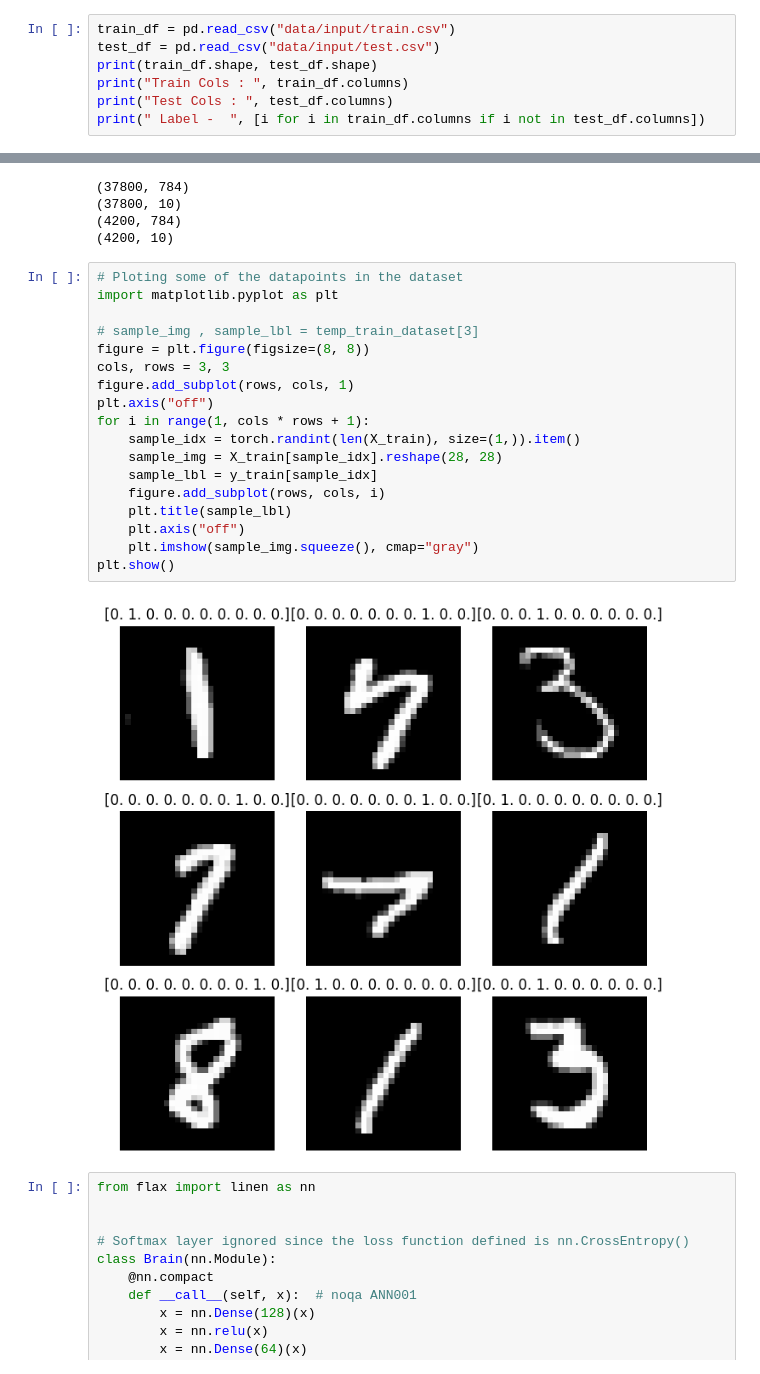
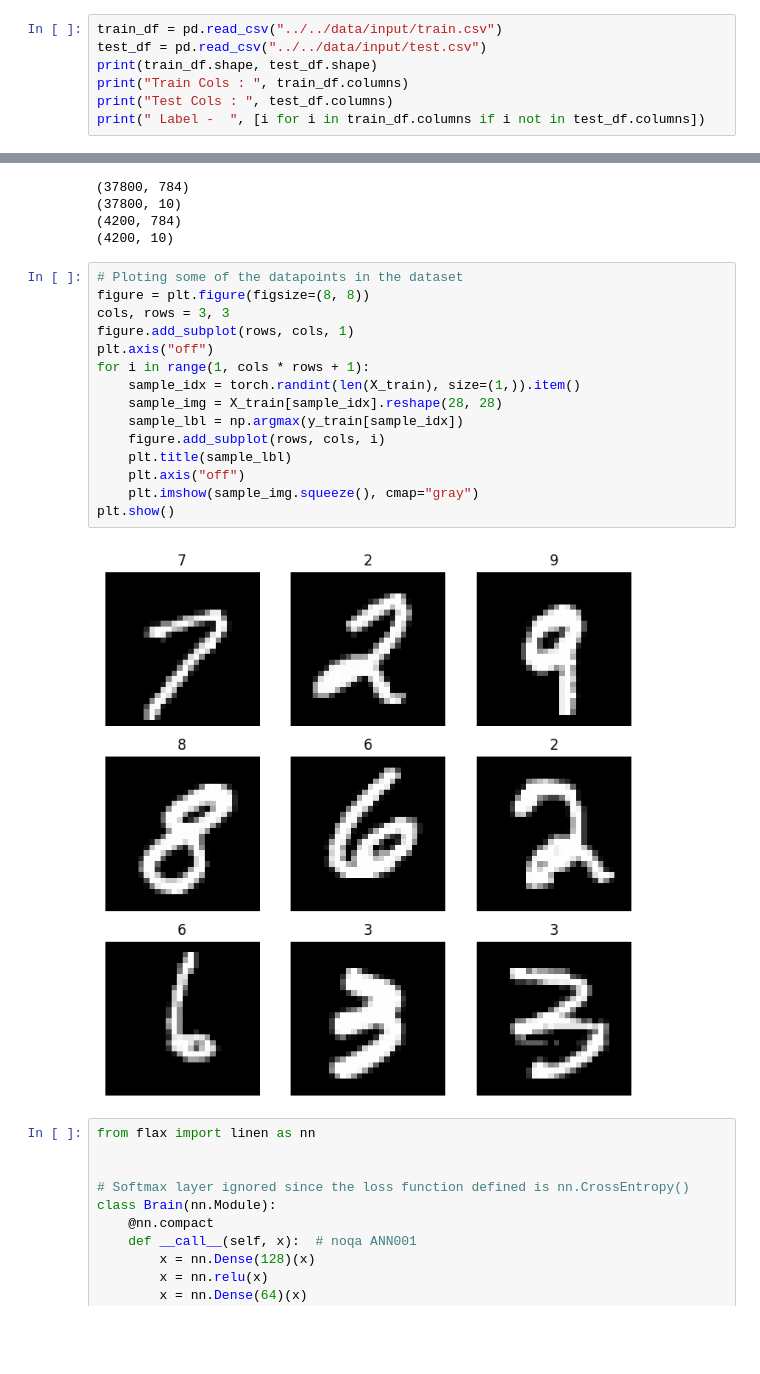
Before and after one commit to EthanSchmitt7/turbanet-capstone, a Jupyter notebook: comparisons/mnist/mnist_turba.ipynb, the cells around one changed output, grey strips where cells are left out. Drawn from its saved outputs; the diff is of its cells as text; blank space fills up the shorter version.

Commit message:
Update file paths for mnist data

```diff
--- a/comparisons/mnist/mnist_turba.ipynb
+++ b/comparisons/mnist/mnist_turba.ipynb
@@ -5,6 +9,6 @@ import torch
 # %%
-train_df = pd.read_csv("data/input/train.csv")
-test_df = pd.read_csv("data/input/test.csv")
+train_df = pd.read_csv("../../data/input/train.csv")
+test_df = pd.read_csv("../../data/input/test.csv")
 print(train_df.shape, test_df.shape)
 print("Train Cols : ", train_df.columns)
 print("Test Cols : ", test_df.columns)
@@ -86,24 +88,21 @@ print(y_val.shape)
 (4200, 10)
 # %%
 # Ploting some of the datapoints in the dataset
-import matplotlib.pyplot as plt
-
-# sample_img , sample_lbl = temp_train_dataset[3]
 figure = plt.figure(figsize=(8, 8))
 cols, rows = 3, 3
 figure.add_subplot(rows, cols, 1)
 plt.axis("off")
 for i in range(1, cols * rows + 1):
     sample_idx = torch.randint(len(X_train), size=(1,)).item()
     sample_img = X_train[sample_idx].reshape(28, 28)
-    sample_lbl = y_train[sample_idx]
+    sample_lbl = np.argmax(y_train[sample_idx])
     figure.add_subplot(rows, cols, i)
     plt.title(sample_lbl)
     plt.axis("off")
     plt.imshow(sample_img.squeeze(), cmap="gray")
 plt.show()
 # %% [output]
-[figure, old version]
+[figure, new version]
 # %%
 from flax import linen as nn
 
```
Also changed, not shown: parts of 5 cells of this notebook, 1 other file.
